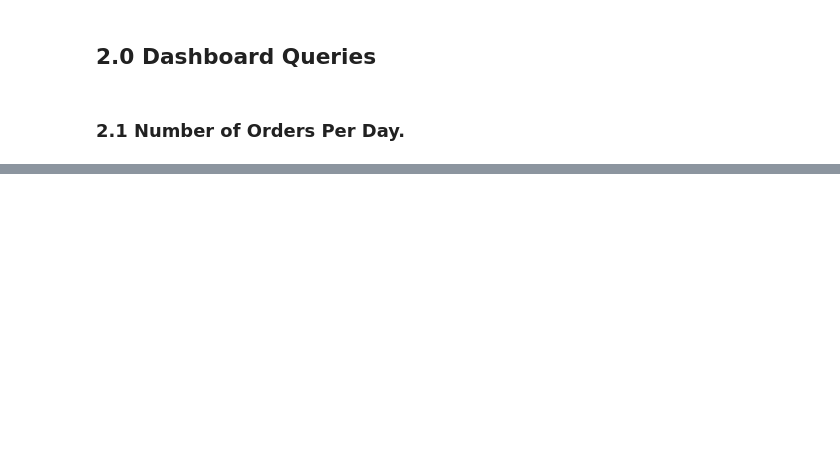
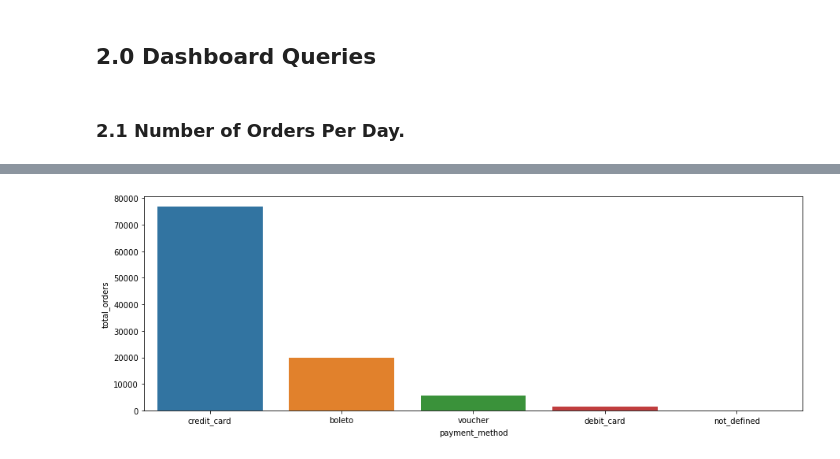
Before and after one commit to pauloreis-ds/olist, a Jupyter notebook: business_questions_insights/notebooks/1.0-pr-data-analysis-postgresql.ipynb, the cells around one changed output, grey strips where cells are left out. Cells and saved outputs as stored; diff of their text form; code cells hidden in the pictures; blank space fills up the shorter version.

```diff
--- a/business_questions_insights/notebooks/1.0-pr-data-analysis-postgresql.ipynb
+++ b/business_questions_insights/notebooks/1.0-pr-data-analysis-postgresql.ipynb
@@ -183,0 +263,12 @@ tables
+# %%
+orders_by_payment_query = query.select("payment_type, COUNT(orders.order_id)")\
+                          .from_table("orders LEFT JOIN order_payments ON orders.order_id = order_payments.order_id")\
+                          .groupby("payment_type").build()
+orders_by_payment_table = db.execute(orders_by_payment_query)
+# %%
+orders_by_payment = pd.DataFrame(orders_by_payment_table, columns=['payment_method','total_orders'])
+# %%
+fig()
+sns.barplot(data=orders_by_payment.sort_values("total_orders", ascending=False), x='payment_method', y='total_orders');
+# %% [output]
+[figure, added]
```
Also changed, not shown: parts of 31 cells of this notebook.
